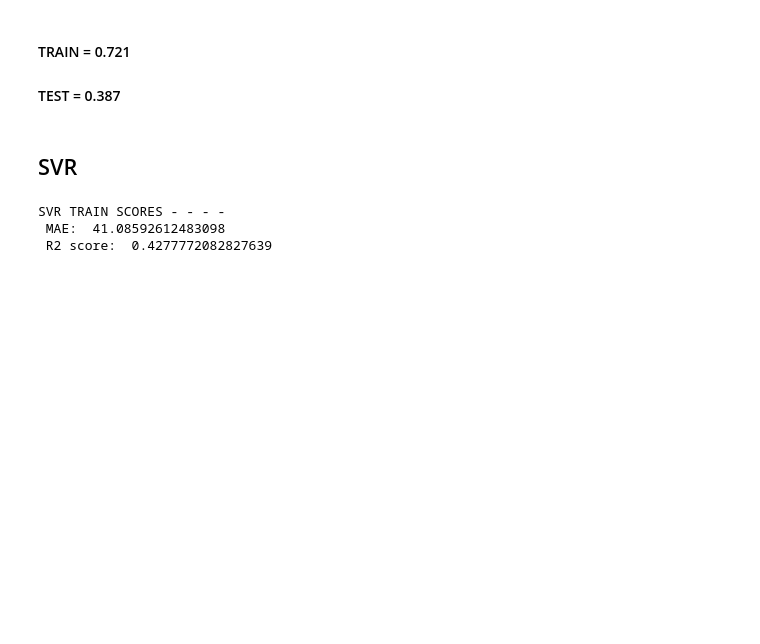
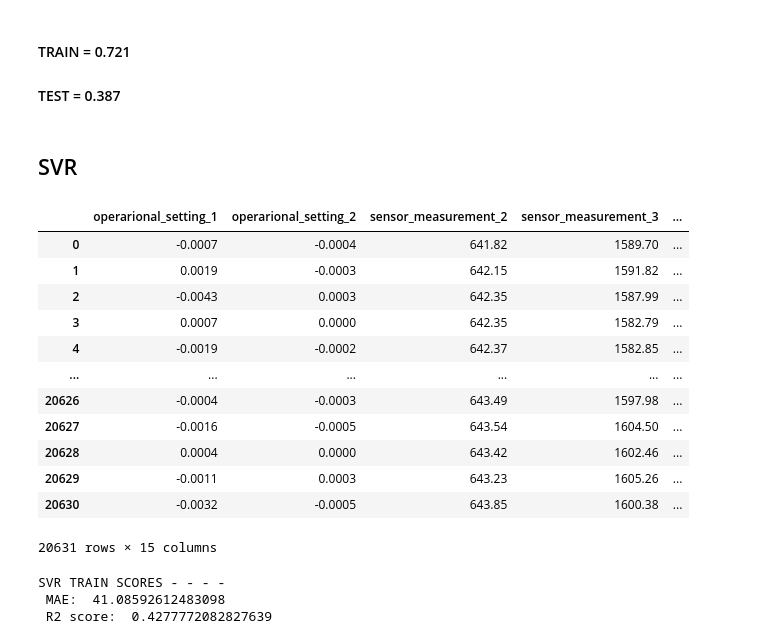
Before and after one commit to LorenzoCastroDS/TFM, a Jupyter notebook: Fast TFM.ipynb, the cells around one changed output. Saved outputs shown, nothing was run; the diff lists cells and outputs as text; code cells hidden in the pictures; blank space fills up the shorter version.

```diff
--- a/Fast TFM.ipynb
+++ b/Fast TFM.ipynb
@@ -209,6 +209,22 @@ RANDOM FOREST TEST SCORES - - - -
 #### TEST = 0.387
 # %% [markdown]
 ## SVR
+# %%
+X_train1
+# %% [output]
+|  | operarional_setting_1 | operarional_setting_2 | sensor_measurement_2 | sensor_measurement_3 | ... |
+| 0 | -0.0007 | -0.0004 | 641.82 | 1589.70 | ... |
+| 1 | 0.0019 | -0.0003 | 642.15 | 1591.82 | ... |
+| 2 | -0.0043 | 0.0003 | 642.35 | 1587.99 | ... |
+| 3 | 0.0007 | 0.0000 | 642.35 | 1582.79 | ... |
+| 4 | -0.0019 | -0.0002 | 642.37 | 1582.85 | ... |
+| ... | ... | ... | ... | ... | ... |
+| 20626 | -0.0004 | -0.0003 | 643.49 | 1597.98 | ... |
+| 20627 | -0.0016 | -0.0005 | 643.54 | 1604.50 | ... |
+| 20628 | 0.0004 | 0.0000 | 643.42 | 1602.46 | ... |
+| 20629 | -0.0011 | 0.0003 | 643.23 | 1605.26 | ... |
+| 20630 | -0.0032 | -0.0005 | 643.85 | 1600.38 | ... |
+20631 rows × 15 columns
 # %%
 X_train1 = df_train_1.drop(labels_to_drop+["RUL"], axis=1)
 y_train1 = df_train_1["RUL"]
```
Also changed, not shown: parts of 14 cells of this notebook, 1 other file.
